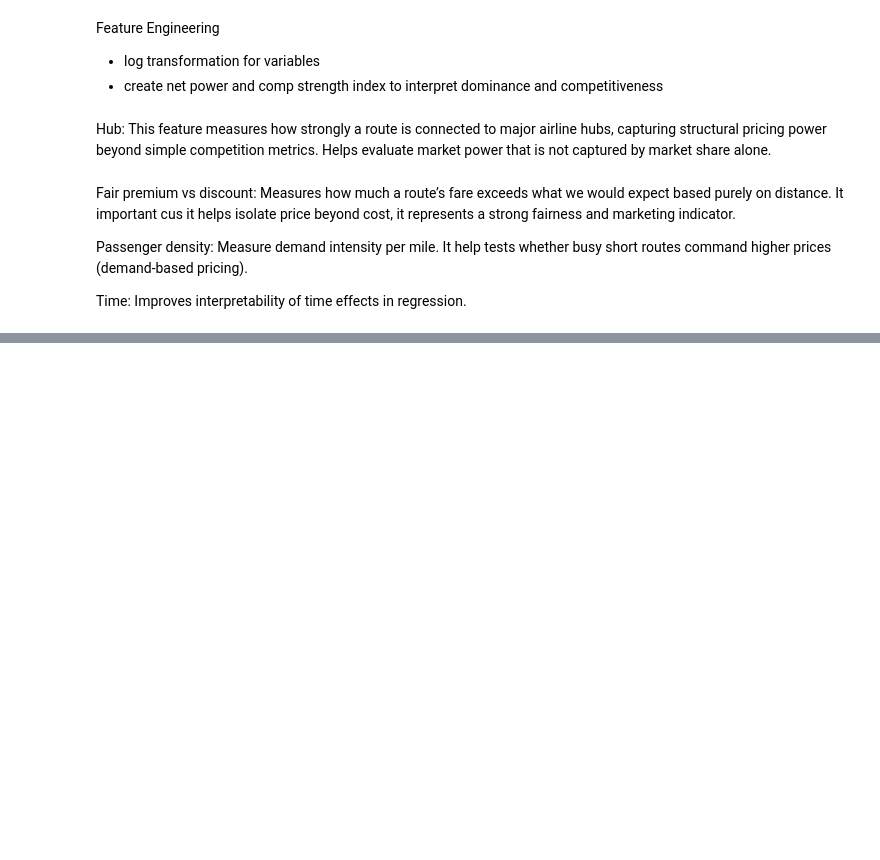
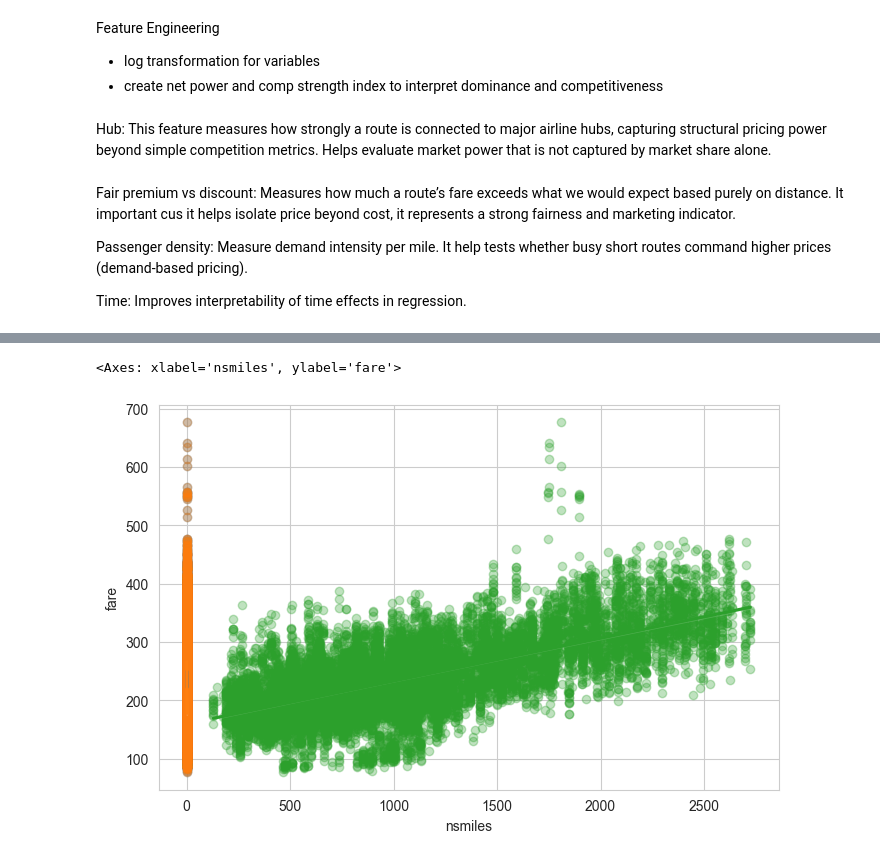
Before and after one commit to caramenl/SDSS-Datathon, a Jupyter notebook: Model/ basic_model.ipynb, the cells around one changed output, grey strips where cells are left out. Saved outputs shown, nothing was run; the diff lists cells and outputs as text; code cells hidden in the pictures; blank space fills up the shorter version.

```diff
--- a/Model/ basic_model.ipynb
+++ b/Model/ basic_model.ipynb
@@ -111,0 +119,7 @@ d["years_since_2021"] = d["Year"] - 2021
+# %%
+sns.regplot(data=d, x="large_ms", y="fare", scatter_kws={"alpha":0.3})
+sns.regplot(data=d, x="lf_ms", y="fare", scatter_kws={"alpha":0.3})
+sns.regplot(data=d, x="nsmiles", y="fare", scatter_kws={"alpha":0.3})
+# %% [output]
+<Axes: xlabel='nsmiles', ylabel='fare'>
+[figure, added]
```
Also changed, not shown: parts of 7 cells of this notebook.
